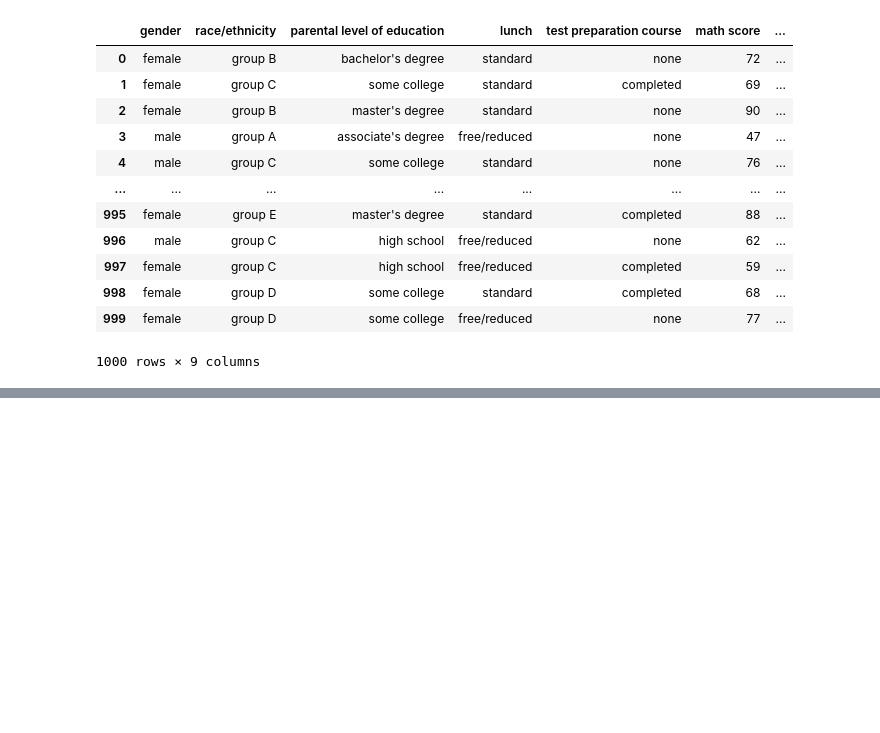
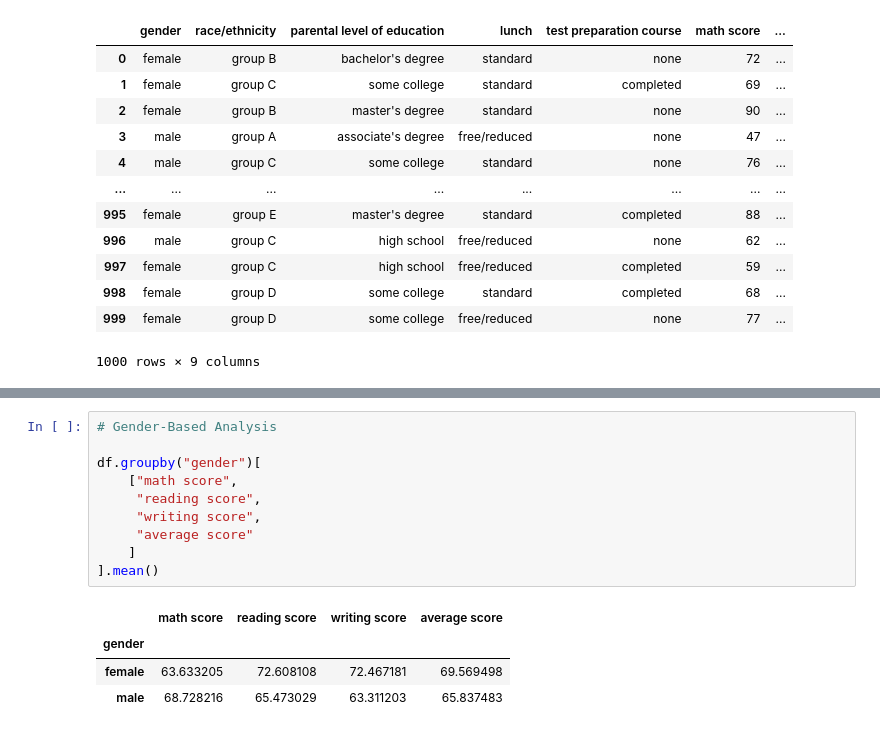
Before and after one commit to Alekhya-2006/student-performance-analysis, a Jupyter notebook: notebooks/student_analysis.ipynb, the cells around one changed output, grey strips where cells are left out. Cells and saved outputs as stored; diff of their text form; blank space fills up the shorter version.

```diff
--- a/notebooks/student_analysis.ipynb
+++ b/notebooks/student_analysis.ipynb
@@ -165,0 +199,15 @@ Name: average score, Length: 1000, dtype: float64
+# %%
+# Gender-Based Analysis
+
+df.groupby("gender")[
+    ["math score",
+     "reading score",
+     "writing score",
+     "average score"
+    ]
+].mean()
+# %% [output]
+|  | math score | reading score | writing score | average score |
+| gender |  |  |  |  |
+| female | 63.633205 | 72.608108 | 72.467181 | 69.569498 |
+| male | 68.728216 | 65.473029 | 63.311203 | 65.837483 |
```
Also changed, not shown: parts of 13 cells of this notebook, 1 other file.
